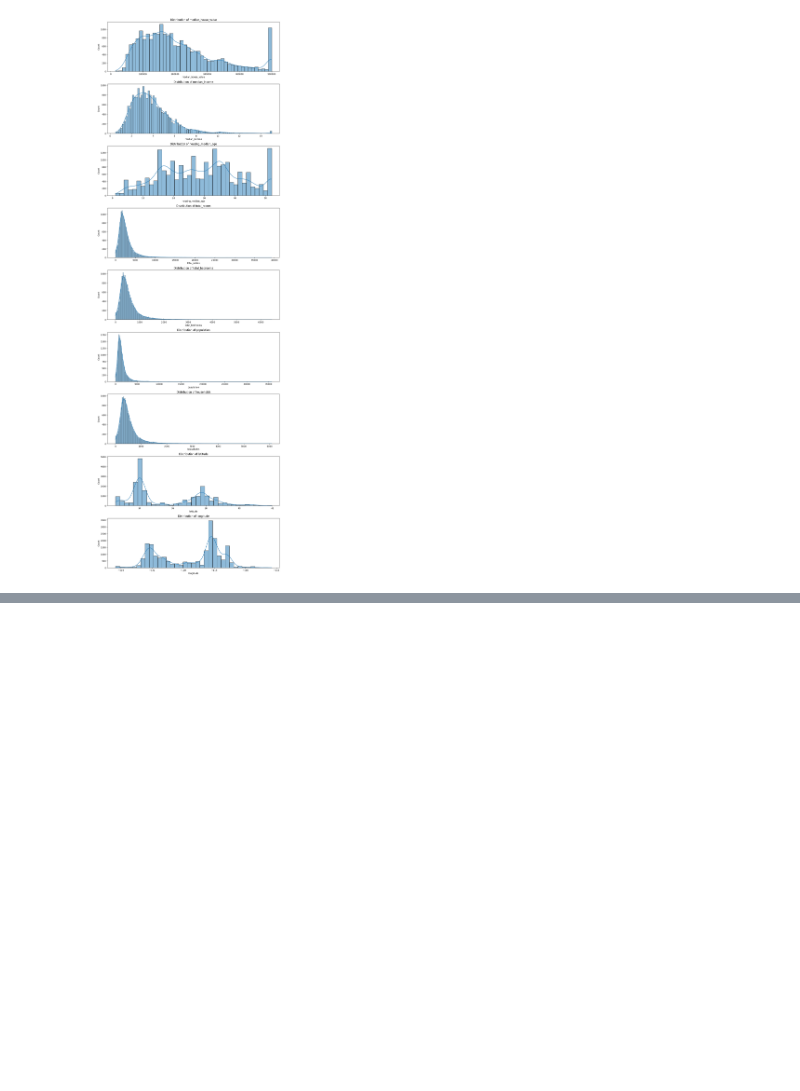
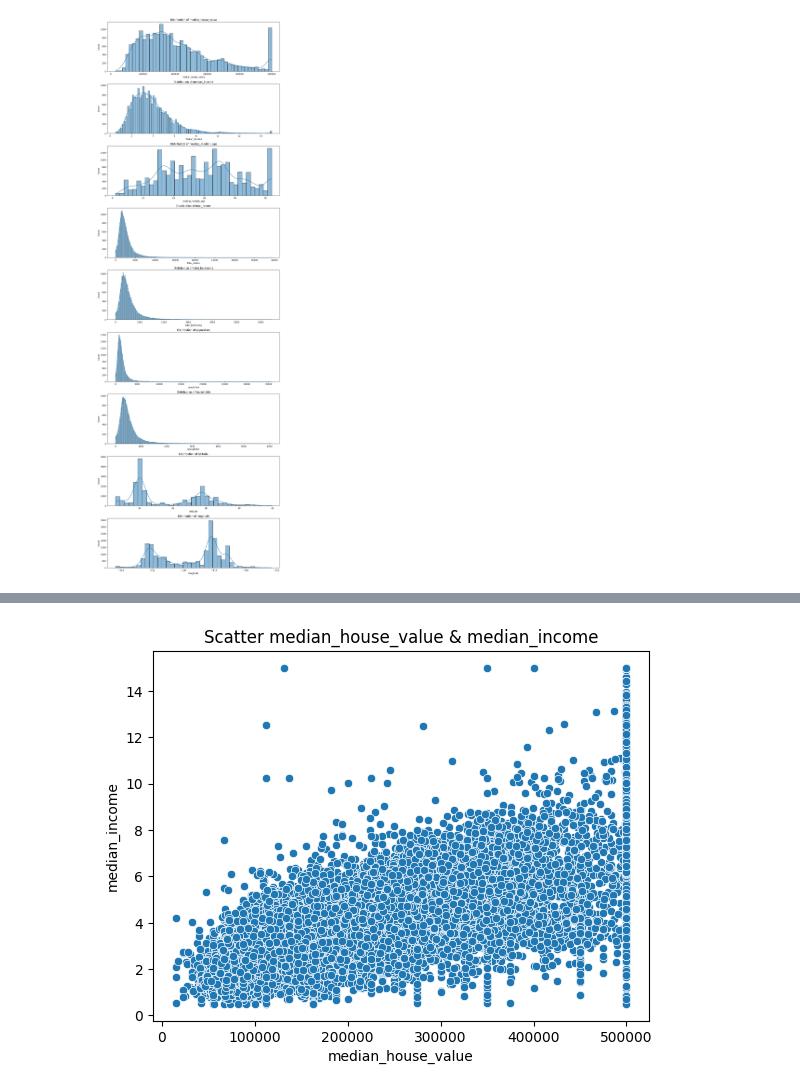
Before and after one commit to Yessirskiy/ZNEUS-25-Houses, a Jupyter notebook: main.ipynb, the cells around one changed output, grey strips where cells are left out. Cells and saved outputs as stored; diff of their text form; code cells hidden in the pictures; blank space fills up the shorter version.

```diff
--- a/main.ipynb
+++ b/main.ipynb
@@ -184,0 +232,6 @@ plt.show()
+# %%
+sns.scatterplot(x='median_house_value', y='median_income', data=df)
+plt.title("Scatter median_house_value & median_income")
+plt.show()
+# %% [output]
+[figure, added]
```
Also changed, not shown: parts of 17 cells of this notebook.
